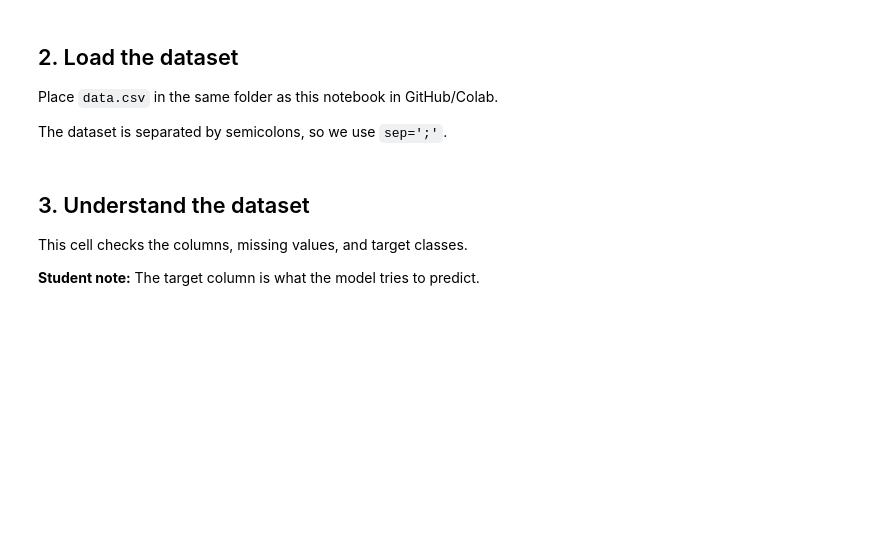
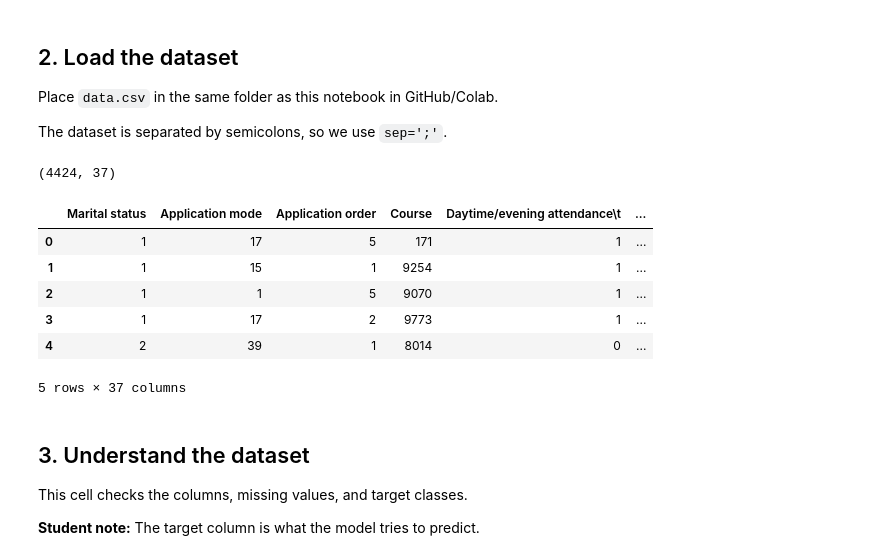
Before and after one commit to Cshoga/Intro-to-ML_Summative, a Jupyter notebook: student_mode_12_experiments_notebook.ipynb, the cells around one changed output. Saved outputs shown, nothing was run; the diff lists cells and outputs as text; code cells hidden in the pictures; blank space fills up the shorter version.

```diff
--- a/student_mode_12_experiments_notebook.ipynb
+++ b/student_mode_12_experiments_notebook.ipynb
@@ -86,3 +80,21 @@ df.head()
+# %%
+import pandas as pd
+
+url = "https://raw.githubusercontent.com/Cshoga/Intro-to-ML_Summative/main/data.csv"
+
+df = pd.read_csv(url, sep=";")
+
+print(df.shape)
+df.head()
+# %% [output]
+(4424, 37)
+|  | Marital status | Application mode | Application order | Course | Daytime/evening attendance\t | ... |
+| 0 | 1 | 17 | 5 | 171 | 1 | ... |
+| 1 | 1 | 15 | 1 | 9254 | 1 | ... |
+| 2 | 1 | 1 | 5 | 9070 | 1 | ... |
+| 3 | 1 | 17 | 2 | 9773 | 1 | ... |
+| 4 | 2 | 39 | 1 | 8014 | 0 | ... |
+5 rows × 37 columns
 # %% [markdown]
 ## 3. Understand the dataset
 
```
Also changed, not shown: parts of 10 cells of this notebook.
